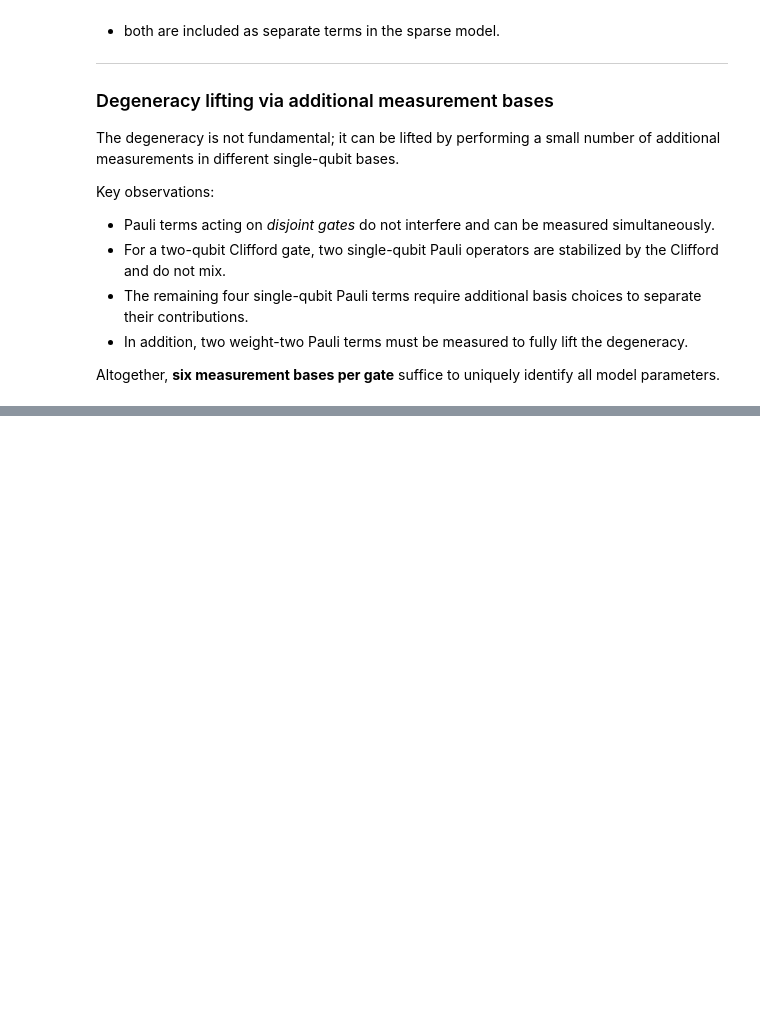
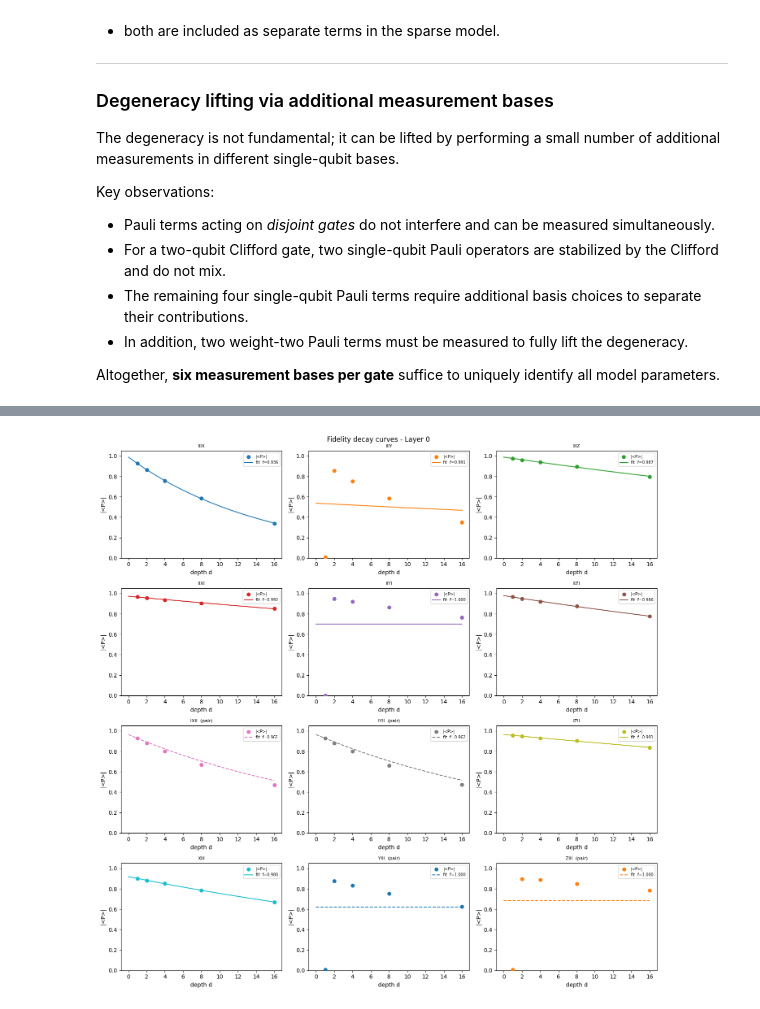
Before and after one commit to AhmedElAmraoui/AutomatedPERTools, a Jupyter notebook: tutorial_notebooks/pauli_lindblad_per/ProcedureOverview_new.ipynb, the cells around one changed output, grey strips where cells are left out. Saved outputs shown, nothing was run; the diff lists cells and outputs as text; code cells hidden in the pictures; blank space fills up the shorter version.

```diff
--- a/tutorial_notebooks/pauli_lindblad_per/ProcedureOverview_new.ipynb
+++ b/tutorial_notebooks/pauli_lindblad_per/ProcedureOverview_new.ipynb
@@ -650,7 +632,7 @@ def build_pauli_lindblad_terms(qc, backend, phys_qubits=None):
         for p in PAULIS_1Q:
             label = ["I"] * num_qubits
             label[q] = p
-            terms.append("".join(label))
+            terms.append("".join(label)[::-1])
 
     # --- 2Q terms ---
     for (q1, q2) in used_edges:
@@ -658,9 +640,9 @@ def build_pauli_lindblad_terms(qc, backend, phys_qubits=None):
         q2 = mapping[q2]
         for p1, p2 in PAULIS_2Q:
             label = ["I"] * num_qubits
-            label[q1] = p1
-            label[q2] = p2
-            terms.append("".join(label))
+            label[num_qubits - 1 - q1] = p1
+            label[num_qubits - 1 - q2] = p2
+            terms.append("".join(label)[::-1])
 
     return terms
 
@@ -1069,0 +1383,53 @@ def extract_fidelity(depths, expvals):
+# %%
+def plot_fidelity_curves(tomo_result, fidelities, spams, depths, deg_pairs,
+                         layer_idx=0, max_terms=12):
+    depths_arr = np.array(depths)
+    x_fine     = np.linspace(0, max(depths), 200)
+    partner = {p1: p2 for p1, p2 in deg_pairs}
+    partner.update({p2: p1 for p1, p2 in deg_pairs})
+
+    all_terms = sorted(fidelities.keys())
+    w1 = [t for t in all_terms if sum(1 for c in t if c != 'I') == 1]
+    w2 = [t for t in all_terms if t not in w1]
+    show = (w1 + w2)[:max_terms]
+
+    ncols = 3
+    nrows = (len(show) + ncols - 1) // ncols
+    fig, axes = plt.subplots(nrows, ncols, figsize=(14, 3.5 * nrows), squeeze=False)
+    CMAP = plt.cm.tab10
+
+    for idx, term in enumerate(show):
+        ax  = axes[idx // ncols][idx % ncols]
+        col = CMAP(idx % 10)
+        ev  = np.array([tomo_result[d].get(term, np.nan) for d in depths])
+        ax.scatter(depths_arr, np.abs(ev), color=col, zorder=3, label='|<P>|')
+
+        spam = spams.get(term, 1.0)
+        fid  = fidelities.get(term, 1.0)
+        ls   = '--' if term in partner else '-'
+        ax.plot(x_fine, spam * fid ** x_fine, color=col, ls=ls,
+                label=f'fit  f={fid:.3f}')
+
+        title = term
+        if term in partner:
+            title += f'  (pair)'
+        ax.set_title(title, fontsize=8)
+        ax.set_xlabel('depth d')
+        ax.set_ylabel('|<P>|')
+        ax.set_ylim(0, 1.05)
+        ax.legend(fontsize=7)
+
+    for idx in range(len(show), nrows * ncols):
+        axes[idx // ncols][idx % ncols].axis('off')
+
+    fig.suptitle(f'Fidelity decay curves - Layer {layer_idx}', fontsize=12)
+    plt.tight_layout()
+    plt.show()
+
+
+plot_fidelity_curves(
+    tomo_results[0], layer_fidelities[0], layer_spams[0],
+    DEPTHS_TOMO, layer_deg_pairs[0], layer_idx=0
+)
+# %% [output]
+[figure, added]
```
Also changed, not shown: parts of 18 cells of this notebook, 2 other files.
